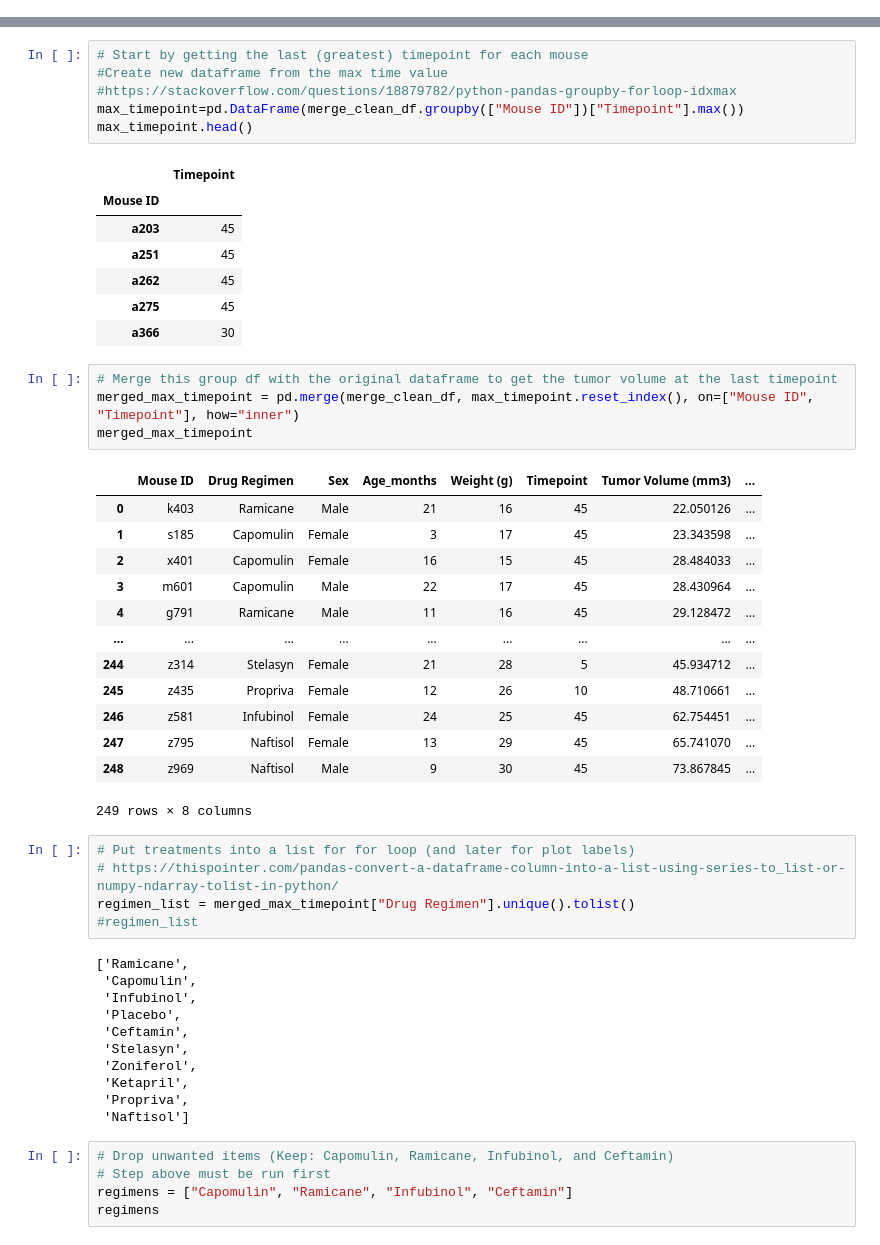
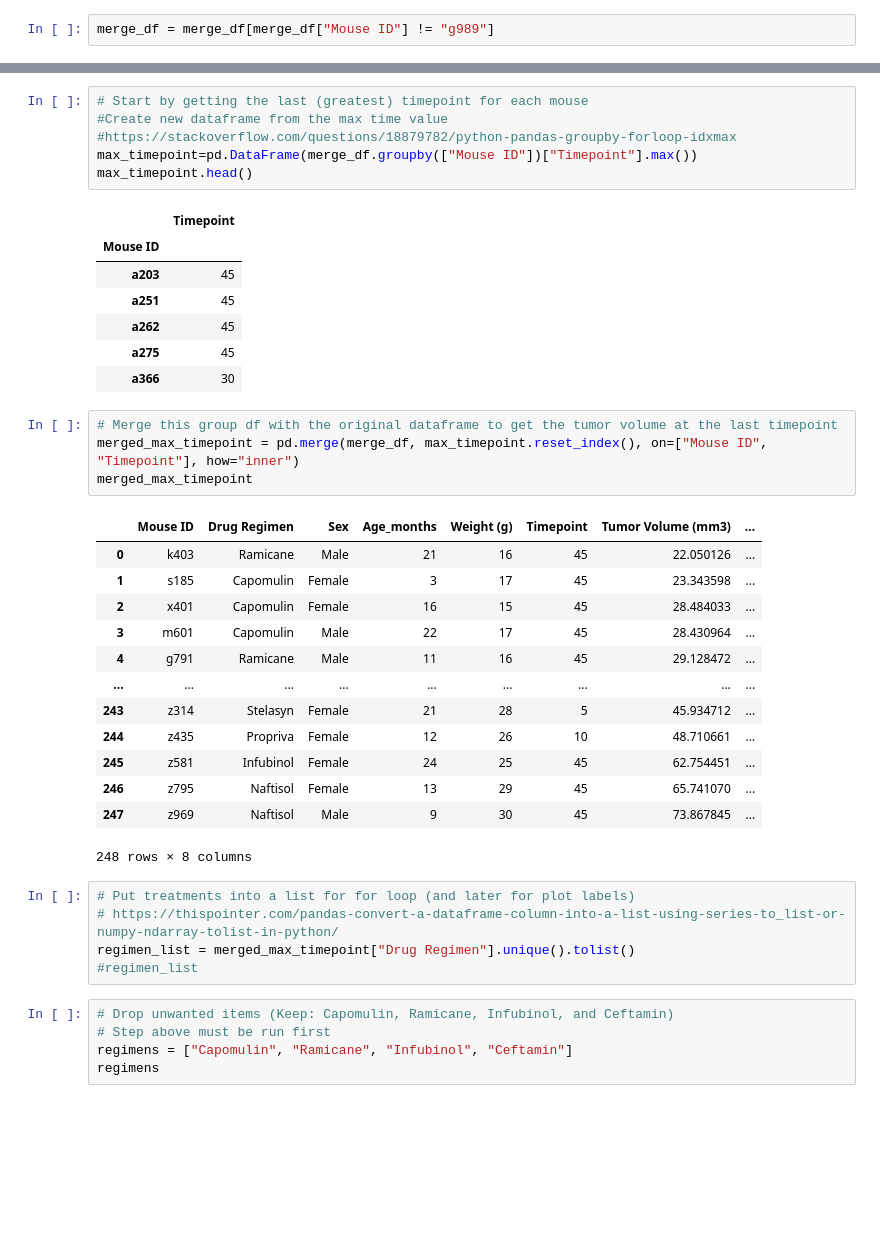
Before and after one commit to klharp/Matplotlib, a Jupyter notebook: pymaceuticals.ipynb, the cells around one changed output, grey strips where cells are left out. Cells and saved outputs as stored; diff of their text form; blank space fills up the shorter version.

```diff
--- a/pymaceuticals.ipynb
+++ b/pymaceuticals.ipynb
@@ -59,2 +50,4 @@ Int64Index([   0,    1,    2,    3,    4,    5,    6,    7,    8,    9,
+# %%
+merge_df = merge_df[merge_df["Mouse ID"] != "g989"]
 # %%
 #Check for NaNs
@@ -227,7 +235,7 @@ merge_clean_df
 # Start by getting the last (greatest) timepoint for each mouse
 #Create new dataframe from the max time value
 #https://stackoverflow.com/questions/18879782/python-pandas-groupby-forloop-idxmax
-max_timepoint=pd.DataFrame(merge_clean_df.groupby(["Mouse ID"])["Timepoint"].max())
+max_timepoint=pd.DataFrame(merge_df.groupby(["Mouse ID"])["Timepoint"].max())
 max_timepoint.head()
 # %% [output]
 |  | Timepoint |
@@ -239,38 +247,27 @@ max_timepoint.head()
 | a366 | 30 |
 # %%
 # Merge this group df with the original dataframe to get the tumor volume at the last timepoint
-merged_max_timepoint = pd.merge(merge_clean_df, max_timepoint.reset_index(), on=["Mouse ID", "Timepoint"], how="inner")
+merged_max_timepoint = pd.merge(merge_df, max_timepoint.reset_index(), on=["Mouse ID", "Timepoint"], how="inner")
 merged_max_timepoint
 # %% [output]
 |  | Mouse ID | Drug Regimen | Sex | Age_months | Weight (g) | Timepoint | Tumor Volume (mm3) | ... |
 | 0 | k403 | Ramicane | Male | 21 | 16 | 45 | 22.050126 | ... |
 | 1 | s185 | Capomulin | Female | 3 | 17 | 45 | 23.343598 | ... |
 | 2 | x401 | Capomulin | Female | 16 | 15 | 45 | 28.484033 | ... |
 | 3 | m601 | Capomulin | Male | 22 | 17 | 45 | 28.430964 | ... |
 | 4 | g791 | Ramicane | Male | 11 | 16 | 45 | 29.128472 | ... |
 | ... | ... | ... | ... | ... | ... | ... | ... | ... |
-| 244 | z314 | Stelasyn | Female | 21 | 28 | 5 | 45.934712 | ... |
-| 245 | z435 | Propriva | Female | 12 | 26 | 10 | 48.710661 | ... |
-| 246 | z581 | Infubinol | Female | 24 | 25 | 45 | 62.754451 | ... |
-| 247 | z795 | Naftisol | Female | 13 | 29 | 45 | 65.741070 | ... |
-| 248 | z969 | Naftisol | Male | 9 | 30 | 45 | 73.867845 | ... |
+| 243 | z314 | Stelasyn | Female | 21 | 28 | 5 | 45.934712 | ... |
+| 244 | z435 | Propriva | Female | 12 | 26 | 10 | 48.710661 | ... |
+| 245 | z581 | Infubinol | Female | 24 | 25 | 45 | 62.754451 | ... |
+| 246 | z795 | Naftisol | Female | 13 | 29 | 45 | 65.741070 | ... |
+| 247 | z969 | Naftisol | Male | 9 | 30 | 45 | 73.867845 | ... |
-249 rows × 8 columns
+248 rows × 8 columns
 # %%
 # Put treatments into a list for for loop (and later for plot labels)
 # https://thispointer.com/pandas-convert-a-dataframe-column-into-a-list-using-series-to_list-or-numpy-ndarray-tolist-in-python/
 regimen_list = merged_max_timepoint["Drug Regimen"].unique().tolist()
 #regimen_list
-# %% [output]
-['Ramicane',
- 'Capomulin',
- 'Infubinol',
- 'Placebo',
- 'Ceftamin',
- 'Stelasyn',
- 'Zoniferol',
- 'Ketapril',
- 'Propriva',
- 'Naftisol']
 # %%
 # Drop unwanted items (Keep: Capomulin, Ramicane, Infubinol, and Ceftamin)
 # Step above must be run first
```
Also changed, not shown: parts of 19 cells of this notebook.
